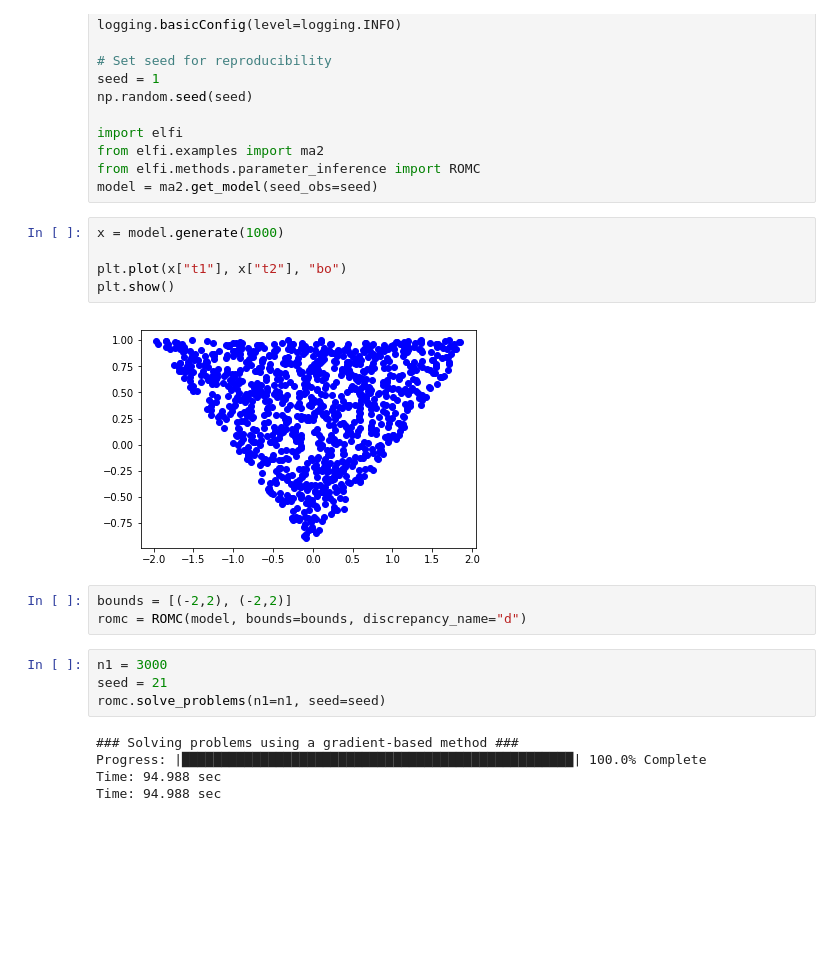
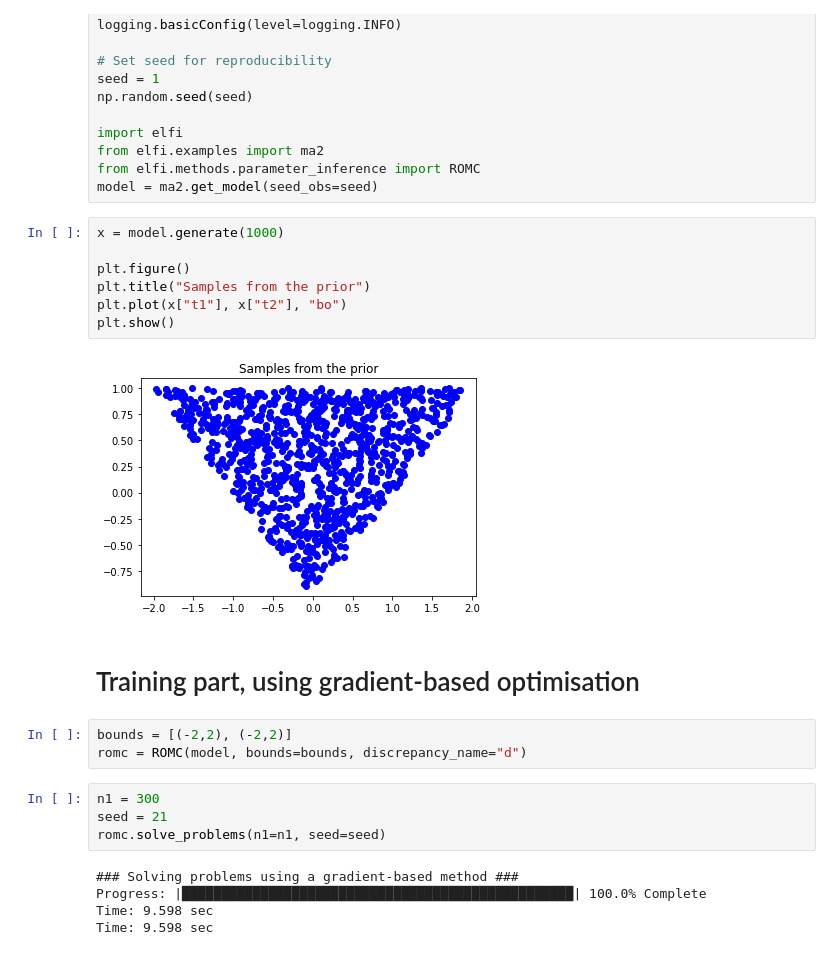
Before and after one commit to givasile/edinburgh-thesis, a Jupyter notebook: notebook_examples/example_MA2.ipynb, the cells around one changed output. Drawn from its saved outputs; the diff is of its cells as text; blank space fills up the shorter version.

```diff
--- a/notebook_examples/example_MA2.ipynb
+++ b/notebook_examples/example_MA2.ipynb
@@ -21,22 +21,26 @@ model = ma2.get_model(seed_obs=seed)
 # %%
 x = model.generate(1000)
 
+plt.figure()
+plt.title("Samples from the prior")
 plt.plot(x["t1"], x["t2"], "bo")
 plt.show()
 # %% [output]
-[figure, old version]
+[figure, new version]
+# %% [markdown]
+# Training part, using gradient-based optimisation
 # %%
 bounds = [(-2,2), (-2,2)]
 romc = ROMC(model, bounds=bounds, discrepancy_name="d")
 # %%
-n1 = 3000
+n1 = 300
 seed = 21
 romc.solve_problems(n1=n1, seed=seed)
 # %% [output]
 ### Solving problems using a gradient-based method ###
 Progress: |██████████████████████████████████████████████████| 100.0% Complete
-Time: 94.988 sec
-Time: 94.988 sec
+Time: 9.598 sec
+Time: 9.598 sec
 # %%
 romc.distance_hist(bins=40)
 # %% [output]
```
Also changed, not shown: parts of 35 cells of this notebook, 6 other files.
